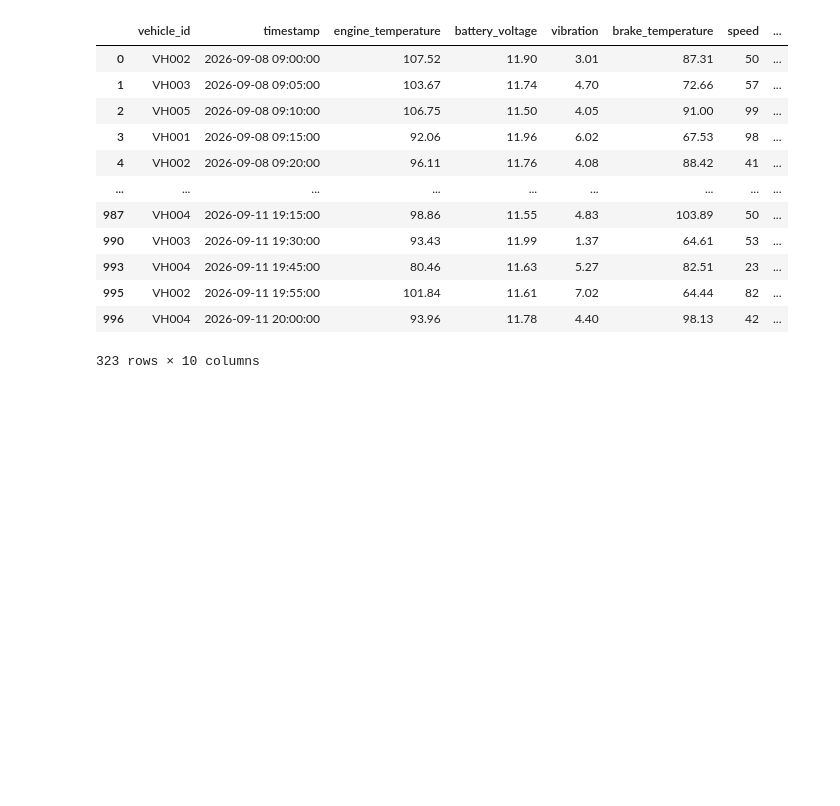
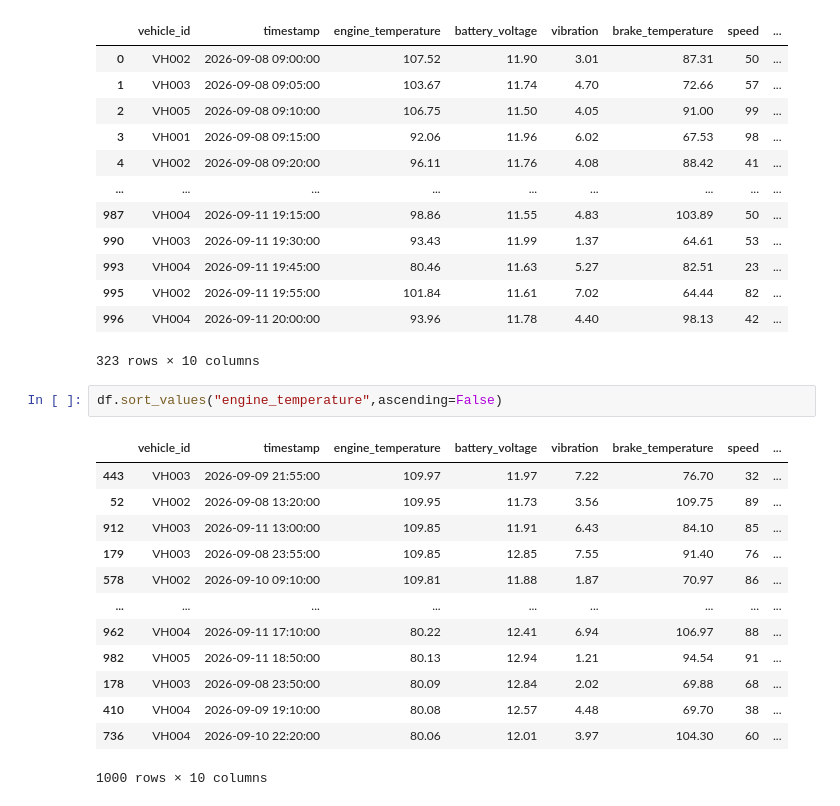
Before and after one commit to sampath-2147/vehicle-predictive-maintenance, a Jupyter notebook: notebooks/01_data_exploration.ipynb, the cells around one changed output. Cells and saved outputs as stored; diff of their text form; blank space fills up the shorter version.

```diff
--- a/notebooks/01_data_exploration.ipynb
+++ b/notebooks/01_data_exploration.ipynb
@@ -181,3 +181,19 @@ df[df["battery_voltage"] < 12]
 | 995 | VH002 | 2026-09-11 19:55:00 | 101.84 | 11.61 | 7.02 | 64.44 | 82 | ... |
 | 996 | VH004 | 2026-09-11 20:00:00 | 93.96 | 11.78 | 4.40 | 98.13 | 42 | ... |
 323 rows × 10 columns
+# %%
+df.sort_values("engine_temperature",ascending=False)
+# %% [output]
+|  | vehicle_id | timestamp | engine_temperature | battery_voltage | vibration | brake_temperature | speed | ... |
+| 443 | VH003 | 2026-09-09 21:55:00 | 109.97 | 11.97 | 7.22 | 76.70 | 32 | ... |
+| 52 | VH002 | 2026-09-08 13:20:00 | 109.95 | 11.73 | 3.56 | 109.75 | 89 | ... |
+| 912 | VH003 | 2026-09-11 13:00:00 | 109.85 | 11.91 | 6.43 | 84.10 | 85 | ... |
+| 179 | VH003 | 2026-09-08 23:55:00 | 109.85 | 12.85 | 7.55 | 91.40 | 76 | ... |
+| 578 | VH002 | 2026-09-10 09:10:00 | 109.81 | 11.88 | 1.87 | 70.97 | 86 | ... |
+| ... | ... | ... | ... | ... | ... | ... | ... | ... |
+| 962 | VH004 | 2026-09-11 17:10:00 | 80.22 | 12.41 | 6.94 | 106.97 | 88 | ... |
+| 982 | VH005 | 2026-09-11 18:50:00 | 80.13 | 12.94 | 1.21 | 94.54 | 91 | ... |
+| 178 | VH003 | 2026-09-08 23:50:00 | 80.09 | 12.84 | 2.02 | 69.88 | 68 | ... |
+| 410 | VH004 | 2026-09-09 19:10:00 | 80.08 | 12.57 | 4.48 | 69.70 | 38 | ... |
+| 736 | VH004 | 2026-09-10 22:20:00 | 80.06 | 12.01 | 3.97 | 104.30 | 60 | ... |
+1000 rows × 10 columns
```
Also changed, not shown: parts of 20 cells of this notebook, 4 other files.
